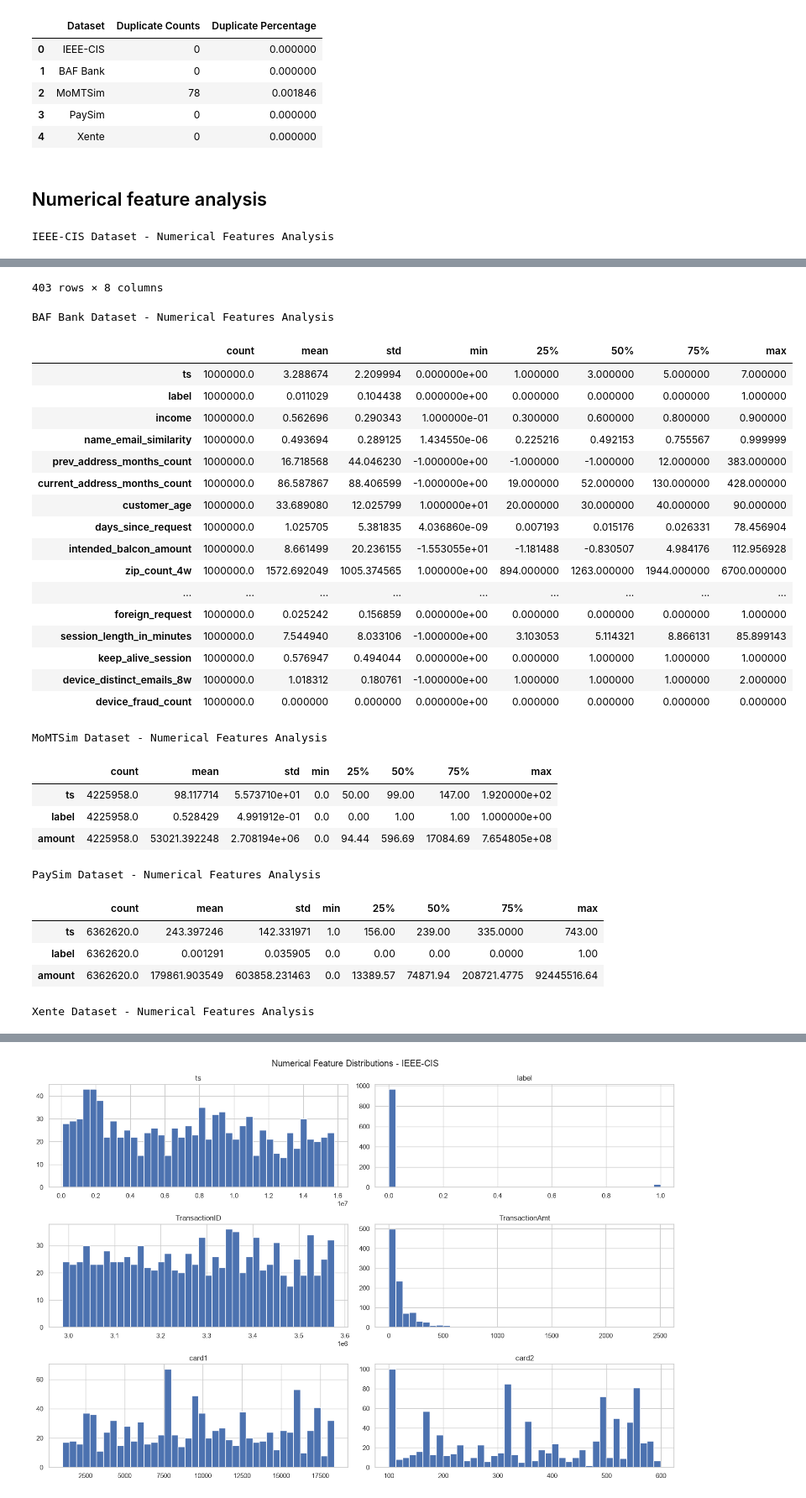
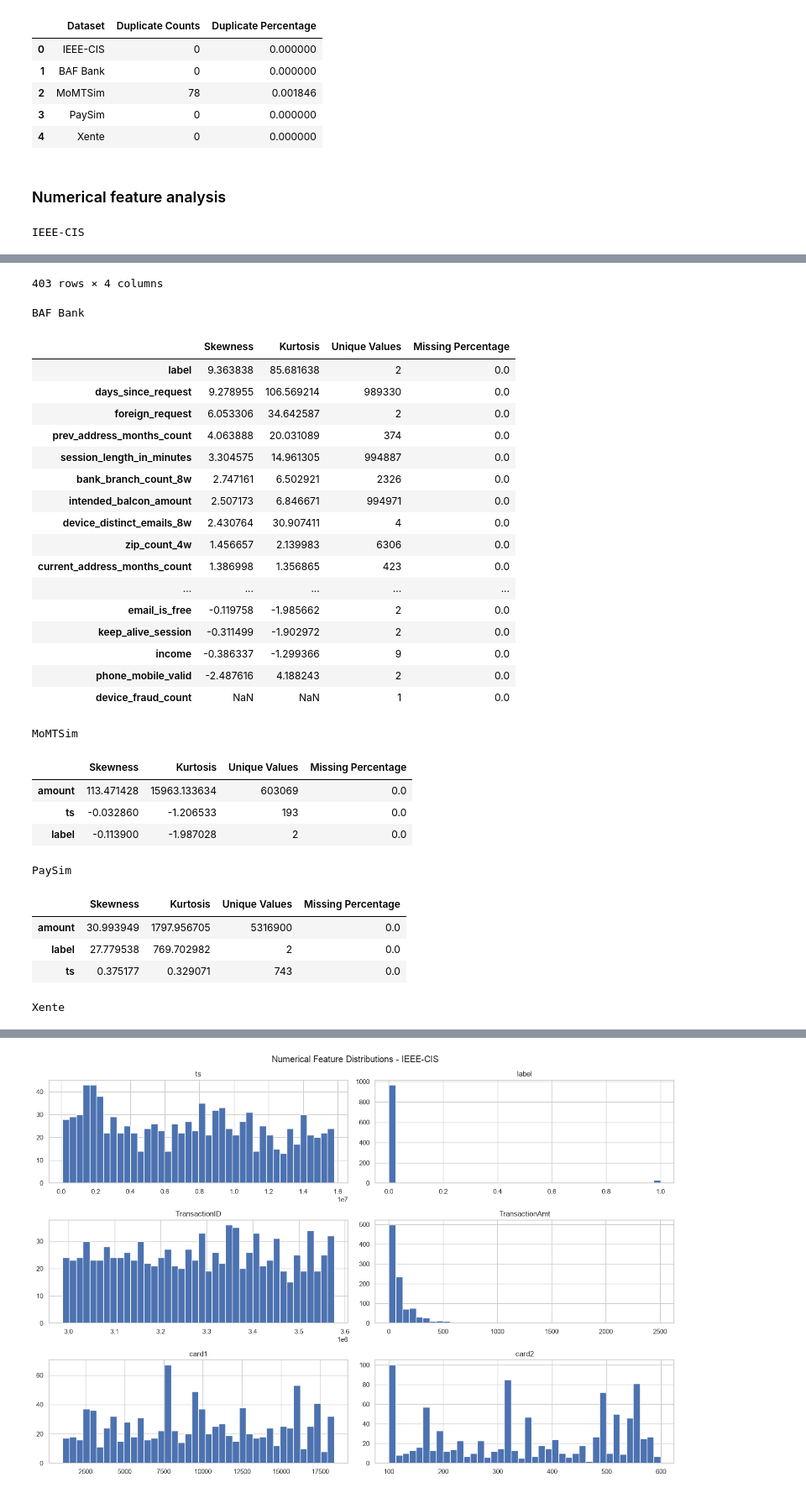
Before and after one commit to mostofa89/Intelligent-Fraud-Detection-System, a Jupyter notebook: itelligentFraudDetection.ipynb, the cells around one changed output, grey strips where cells are left out. Shown at 84% size. Cells and saved outputs as stored; diff of their text form; code cells hidden in the pictures.

Commit message:
Modify Data quality and leakage analysis

```diff
--- a/itelligentFraudDetection.ipynb
+++ b/itelligentFraudDetection.ipynb
@@ -243,13 +244,22 @@ display(duplicate_df)
 | 3 | PaySim | 0 | 0.000000 |
 | 4 | Xente | 0 | 0.000000 |
 # %% [markdown]
-## Numerical feature analysis
+### Numerical feature analysis
 # %%
 for name, df in datasets.items():
-    neumerical_features = df.select_dtypes(include=np.number)
 
-    print(f"\n{name} Dataset - Numerical Features Analysis")
+    numerical = df.select_dtypes(include=np.number)
 
-    display(neumerical_features.describe().T)
+    report = pd.DataFrame({
+        "Skewness": numerical.skew(),
+        "Kurtosis": numerical.kurtosis(),
+        "Unique Values": numerical.nunique(),
+        "Missing Percentage": (
+            numerical.isnull().mean() * 100
+        )
+    })
+
+    print(f"\n{name}")
+    display(report.sort_values("Skewness", ascending=False))
 # %% [output]
-IEEE-CIS Dataset - Numerical Features Analysis
+IEEE-CIS
@@ -268,30 +278,30 @@ IEEE-CIS Dataset - Numerical Features Analysis
-403 rows × 8 columns
+403 rows × 4 columns
-BAF Bank Dataset - Numerical Features Analysis
+BAF Bank
-|  | count | mean | std | min | 25% | 50% | 75% | max |
-| ts | 1000000.0 | 3.288674 | 2.209994 | 0.000000e+00 | 1.000000 | 3.000000 | 5.000000 | 7.000000 |
-| label | 1000000.0 | 0.011029 | 0.104438 | 0.000000e+00 | 0.000000 | 0.000000 | 0.000000 | 1.000000 |
-| income | 1000000.0 | 0.562696 | 0.290343 | 1.000000e-01 | 0.300000 | 0.600000 | 0.800000 | 0.900000 |
-| name_email_similarity | 1000000.0 | 0.493694 | 0.289125 | 1.434550e-06 | 0.225216 | 0.492153 | 0.755567 | 0.999999 |
-| prev_address_months_count | 1000000.0 | 16.718568 | 44.046230 | -1.000000e+00 | -1.000000 | -1.000000 | 12.000000 | 383.000000 |
-| current_address_months_count | 1000000.0 | 86.587867 | 88.406599 | -1.000000e+00 | 19.000000 | 52.000000 | 130.000000 | 428.000000 |
-| customer_age | 1000000.0 | 33.689080 | 12.025799 | 1.000000e+01 | 20.000000 | 30.000000 | 40.000000 | 90.000000 |
-| days_since_request | 1000000.0 | 1.025705 | 5.381835 | 4.036860e-09 | 0.007193 | 0.015176 | 0.026331 | 78.456904 |
-| intended_balcon_amount | 1000000.0 | 8.661499 | 20.236155 | -1.553055e+01 | -1.181488 | -0.830507 | 4.984176 | 112.956928 |
-| zip_count_4w | 1000000.0 | 1572.692049 | 1005.374565 | 1.000000e+00 | 894.000000 | 1263.000000 | 1944.000000 | 6700.000000 |
-| ... | ... | ... | ... | ... | ... | ... | ... | ... |
-| foreign_request | 1000000.0 | 0.025242 | 0.156859 | 0.000000e+00 | 0.000000 | 0.000000 | 0.000000 | 1.000000 |
-| session_length_in_minutes | 1000000.0 | 7.544940 | 8.033106 | -1.000000e+00 | 3.103053 | 5.114321 | 8.866131 | 85.899143 |
-| keep_alive_session | 1000000.0 | 0.576947 | 0.494044 | 0.000000e+00 | 0.000000 | 1.000000 | 1.000000 | 1.000000 |
-| device_distinct_emails_8w | 1000000.0 | 1.018312 | 0.180761 | -1.000000e+00 | 1.000000 | 1.000000 | 1.000000 | 2.000000 |
-| device_fraud_count | 1000000.0 | 0.000000 | 0.000000 | 0.000000e+00 | 0.000000 | 0.000000 | 0.000000 | 0.000000 |
+|  | Skewness | Kurtosis | Unique Values | Missing Percentage |
+| label | 9.363838 | 85.681638 | 2 | 0.0 |
+| days_since_request | 9.278955 | 106.569214 | 989330 | 0.0 |
+| foreign_request | 6.053306 | 34.642587 | 2 | 0.0 |
+| prev_address_months_count | 4.063888 | 20.031089 | 374 | 0.0 |
+| session_length_in_minutes | 3.304575 | 14.961305 | 994887 | 0.0 |
+| bank_branch_count_8w | 2.747161 | 6.502921 | 2326 | 0.0 |
+| intended_balcon_amount | 2.507173 | 6.846671 | 994971 | 0.0 |
+| device_distinct_emails_8w | 2.430764 | 30.907411 | 4 | 0.0 |
+| zip_count_4w | 1.456657 | 2.139983 | 6306 | 0.0 |
+| current_address_months_count | 1.386998 | 1.356865 | 423 | 0.0 |
+| ... | ... | ... | ... | ... |
+| email_is_free | -0.119758 | -1.985662 | 2 | 0.0 |
+| keep_alive_session | -0.311499 | -1.902972 | 2 | 0.0 |
+| income | -0.386337 | -1.299366 | 9 | 0.0 |
+| phone_mobile_valid | -2.487616 | 4.188243 | 2 | 0.0 |
+| device_fraud_count | NaN | NaN | 1 | 0.0 |
-MoMTSim Dataset - Numerical Features Analysis
+MoMTSim
-|  | count | mean | std | min | 25% | 50% | 75% | max |
-| ts | 4225958.0 | 98.117714 | 5.573710e+01 | 0.0 | 50.00 | 99.00 | 147.00 | 1.920000e+02 |
-| label | 4225958.0 | 0.528429 | 4.991912e-01 | 0.0 | 0.00 | 1.00 | 1.00 | 1.000000e+00 |
-| amount | 4225958.0 | 53021.392248 | 2.708194e+06 | 0.0 | 94.44 | 596.69 | 17084.69 | 7.654805e+08 |
+|  | Skewness | Kurtosis | Unique Values | Missing Percentage |
+| amount | 113.471428 | 15963.133634 | 603069 | 0.0 |
+| ts | -0.032860 | -1.206533 | 193 | 0.0 |
+| label | -0.113900 | -1.987028 | 2 | 0.0 |
-PaySim Dataset - Numerical Features Analysis
+PaySim
-|  | count | mean | std | min | 25% | 50% | 75% | max |
-| ts | 6362620.0 | 243.397246 | 142.331971 | 1.0 | 156.00 | 239.00 | 335.0000 | 743.00 |
-| label | 6362620.0 | 0.001291 | 0.035905 | 0.0 | 0.00 | 0.00 | 0.0000 | 1.00 |
-| amount | 6362620.0 | 179861.903549 | 603858.231463 | 0.0 | 13389.57 | 74871.94 | 208721.4775 | 92445516.64 |
+|  | Skewness | Kurtosis | Unique Values | Missing Percentage |
+| amount | 30.993949 | 1797.956705 | 5316900 | 0.0 |
+| label | 27.779538 | 769.702982 | 2 | 0.0 |
+| ts | 0.375177 | 0.329071 | 743 | 0.0 |
-Xente Dataset - Numerical Features Analysis
+Xente
```
Also changed, not shown: parts of 11 cells of this notebook.
